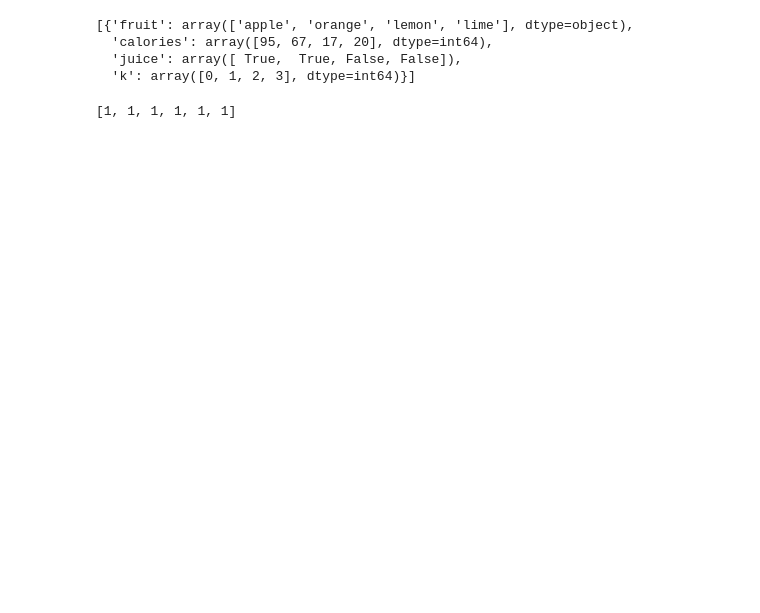
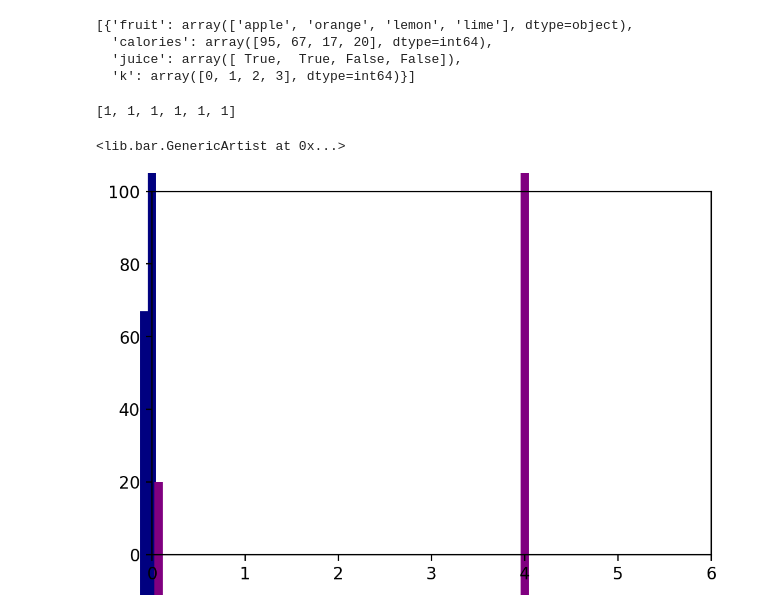
Before and after one commit to story645/team, a Jupyter notebook: matplottoy/test_new_bar.ipynb, the cells around one changed output. Drawn from its saved outputs; the diff is of its cells as text; code cells hidden in the pictures; blank space fills up the shorter version.

```diff
--- a/matplottoy/test_new_bar.ipynb
+++ b/matplottoy/test_new_bar.ipynb
@@ -74,4 +79,12 @@ V = [('y', ('calories',), lambda x: x, lambda x: x),
 # %%
+fig, ax = plt.subplots()
 dbar = bar.Bar()
-for (p, f, nu, nu_inv) in V:
+for (p, f, nu, nu_inv) in make_V(ax):
   pbar = dbar.compose_with_nu(p, f, nu, nu_inv)
+A = bar.TopologicalArtist(pbar).compose_with_tau(tau)
+ax.set(xlim=(0,6), ylim=(0, 100))
+axesArtist = bar.GenericArtist(A)
+ax.add_artist(axesArtist)
+# %% [output]
+<lib.bar.GenericArtist at 0x...>
+[figure, added]
```
Also changed, not shown: parts of 11 cells of this notebook, 4 other files.
